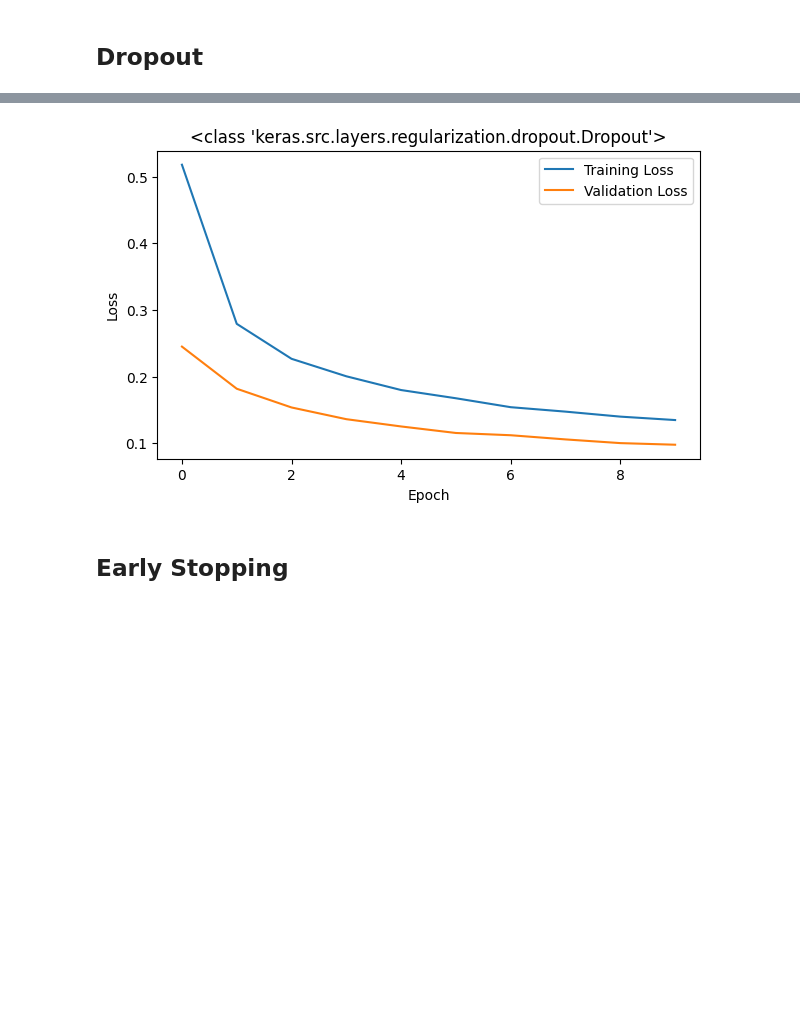
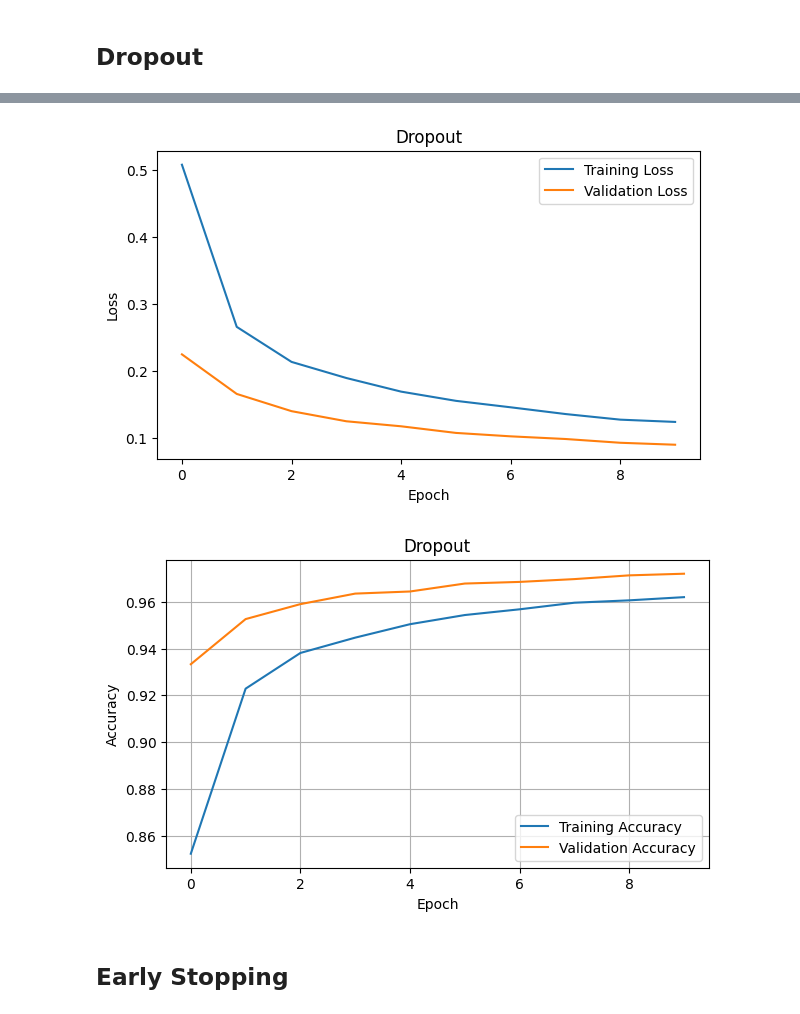
Before and after one commit to Gigvo/assignment-2-deep-learning, a Jupyter notebook: Assignment2.ipynb, the cells around one changed output, grey strips where cells are left out. Saved outputs shown, nothing was run; the diff lists cells and outputs as text; code cells hidden in the pictures; blank space fills up the shorter version.

```diff
--- a/Assignment2.ipynb
+++ b/Assignment2.ipynb
@@ -48,3 +51,17 @@ def plot_loss(history, title):
     plt.ylabel("Loss")
     plt.legend()
     plt.show()
+
+def plot_accuracy(history, title):
+    plt.figure(figsize=(7, 4))
+
+    plt.plot(history.history['accuracy'], label='Training Accuracy')
+    plt.plot(history.history['val_accuracy'], label='Validation Accuracy')
+
+    plt.title(title)
+    plt.xlabel('Epoch')
+    plt.ylabel('Accuracy')
+    plt.legend()
+    plt.grid(True)
+
+    plt.show()
@@ -293,11 +330,18 @@ history_dropout = model_dropout.fit(
     validation_data=(X_test, y_test)
 )
 
-loss_dropout, acc_dropout = model_dropout.evaluate(X_test, y_test)
+train_loss_dropout = history_dropout.history['loss'][-1]
+train_acc_dropout = history_dropout.history['accuracy'][-1]
 
-print("Dropout Test Loss: ", loss_dropout)
-print("Dropout Test Accuracy: ", acc_dropout)
+val_loss_dropout = history_dropout.history['val_loss'][-1]
+val_acc_dropout = history_dropout.history['val_accuracy'][-1]
 
-plot_loss(history_dropout, Dropout)
+print(f"Dropout Training Loss       : {train_loss_dropout:.4f}")
+print(f"Dropout Training Accuracy   : {train_acc_dropout:.4f}")
+print(f"Dropout Validation Loss     : {val_loss_dropout:.4f}")
+print(f"Dropout Validation Accuracy : {val_acc_dropout:.4f}")
+
+plot_loss(history_dropout, "Dropout")
+plot_accuracy(history_dropout, 'Dropout')
 # %% [output]
 Epoch 1/10
@@ -320,4 +364,5 @@ Dropout Test Accuracy:  0.9710999727249146
-[figure, old version]
+[figure, new version]
+[figure, added]
 # %% [markdown]
 ## Early Stopping
 # %%
```
Also changed, not shown: parts of 22 cells of this notebook, 1 other file.
